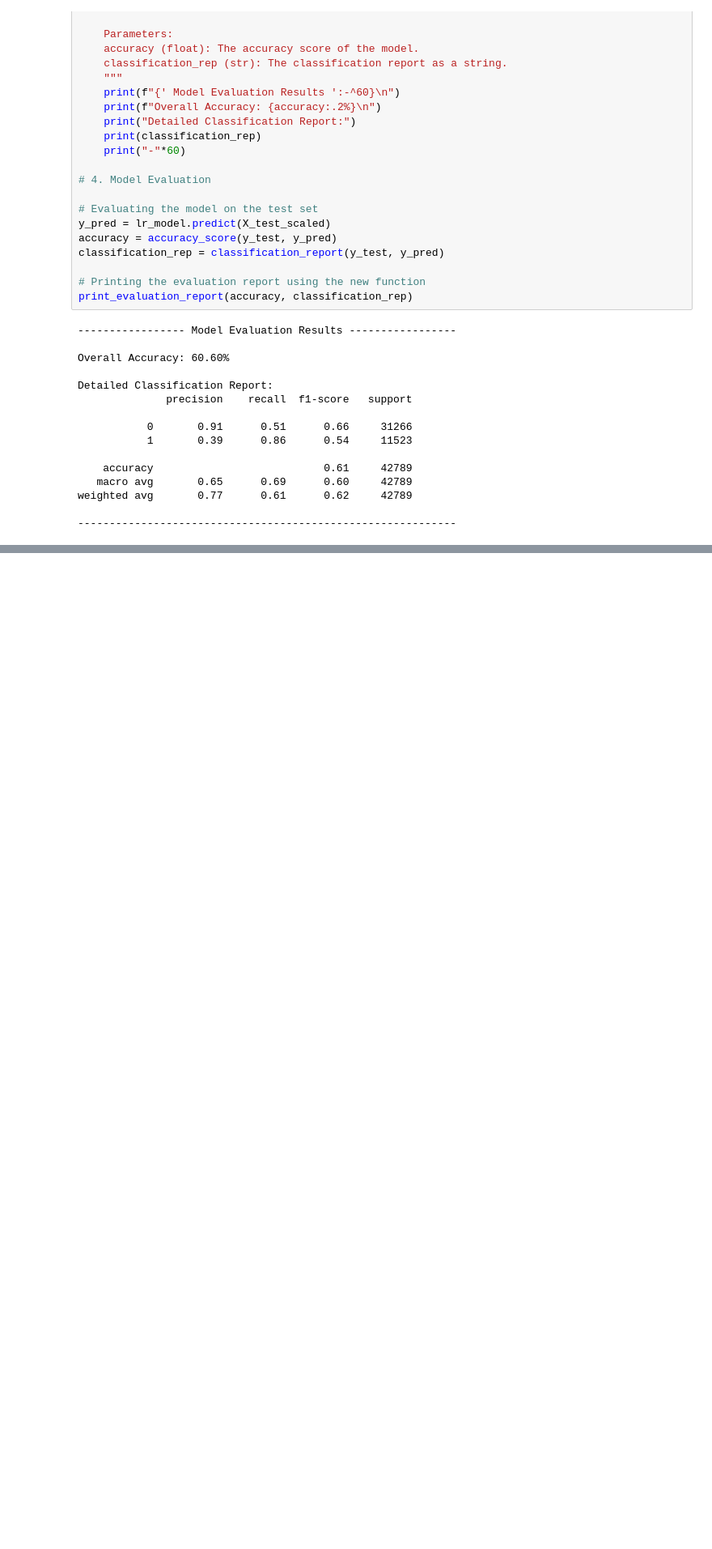
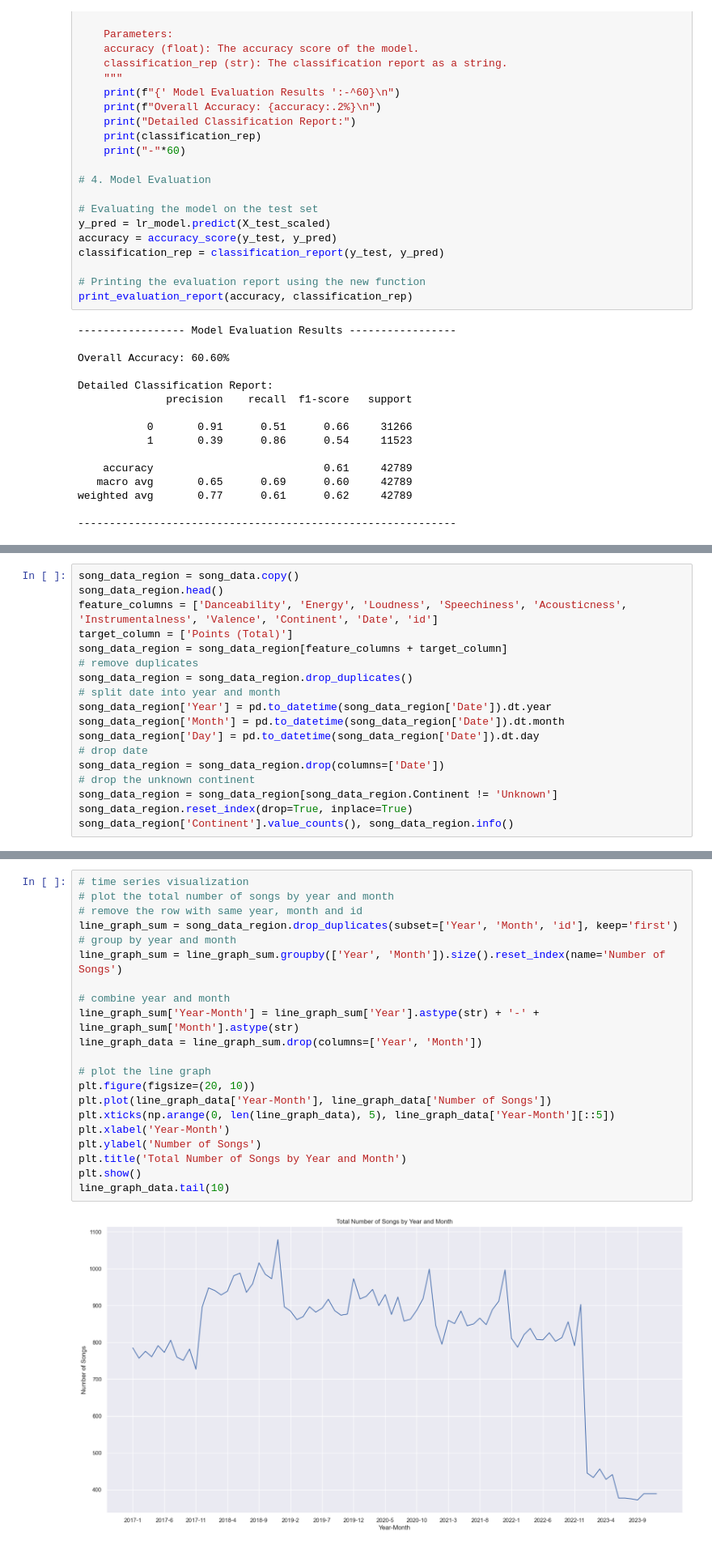
Before and after one commit to Jonathan0516/Spotifypopularityprediction, a Jupyter notebook: AML23Project.ipynb, the cells around one changed output, grey strips where cells are left out. Shown at 81% size. Cells and saved outputs as stored; diff of their text form; blank space fills up the shorter version.

```diff
--- a/AML23Project.ipynb
+++ b/AML23Project.ipynb
@@ -456,0 +515,18 @@ weighted avg       0.77      0.61      0.62     42789
+# %%
+song_data_region = song_data.copy()
+song_data_region.head()
+feature_columns = ['Danceability', 'Energy', 'Loudness', 'Speechiness', 'Acousticness', 'Instrumentalness', 'Valence', 'Continent', 'Date', 'id']
+target_column = ['Points (Total)']
+song_data_region = song_data_region[feature_columns + target_column]
+# remove duplicates
+song_data_region = song_data_region.drop_duplicates()
+# split date into year and month
+song_data_region['Year'] = pd.to_datetime(song_data_region['Date']).dt.year
+song_data_region['Month'] = pd.to_datetime(song_data_region['Date']).dt.month
+song_data_region['Day'] = pd.to_datetime(song_data_region['Date']).dt.day
+# drop date
+song_data_region = song_data_region.drop(columns=['Date'])
+# drop the unknown continent
+song_data_region = song_data_region[song_data_region.Continent != 'Unknown']
+song_data_region.reset_index(drop=True, inplace=True)
+song_data_region['Continent'].value_counts(), song_data_region.info()
@@ -456,0 +565,23 @@ weighted avg       0.77      0.61      0.62     42789
+# %%
+# time series visualization
+# plot the total number of songs by year and month
+# remove the row with same year, month and id
+line_graph_sum = song_data_region.drop_duplicates(subset=['Year', 'Month', 'id'], keep='first')
+# group by year and month
+line_graph_sum = line_graph_sum.groupby(['Year', 'Month']).size().reset_index(name='Number of Songs')
+
+# combine year and month
+line_graph_sum['Year-Month'] = line_graph_sum['Year'].astype(str) + '-' + line_graph_sum['Month'].astype(str)
+line_graph_data = line_graph_sum.drop(columns=['Year', 'Month'])
+
+# plot the line graph
+plt.figure(figsize=(20, 10))
+plt.plot(line_graph_data['Year-Month'], line_graph_data['Number of Songs'])
+plt.xticks(np.arange(0, len(line_graph_data), 5), line_graph_data['Year-Month'][::5])
+plt.xlabel('Year-Month')
+plt.ylabel('Number of Songs')
+plt.title('Total Number of Songs by Year and Month')
+plt.show()
+line_graph_data.tail(10)
+# %% [output]
+[figure, added]
```
Also changed, not shown: parts of 19 cells of this notebook.
